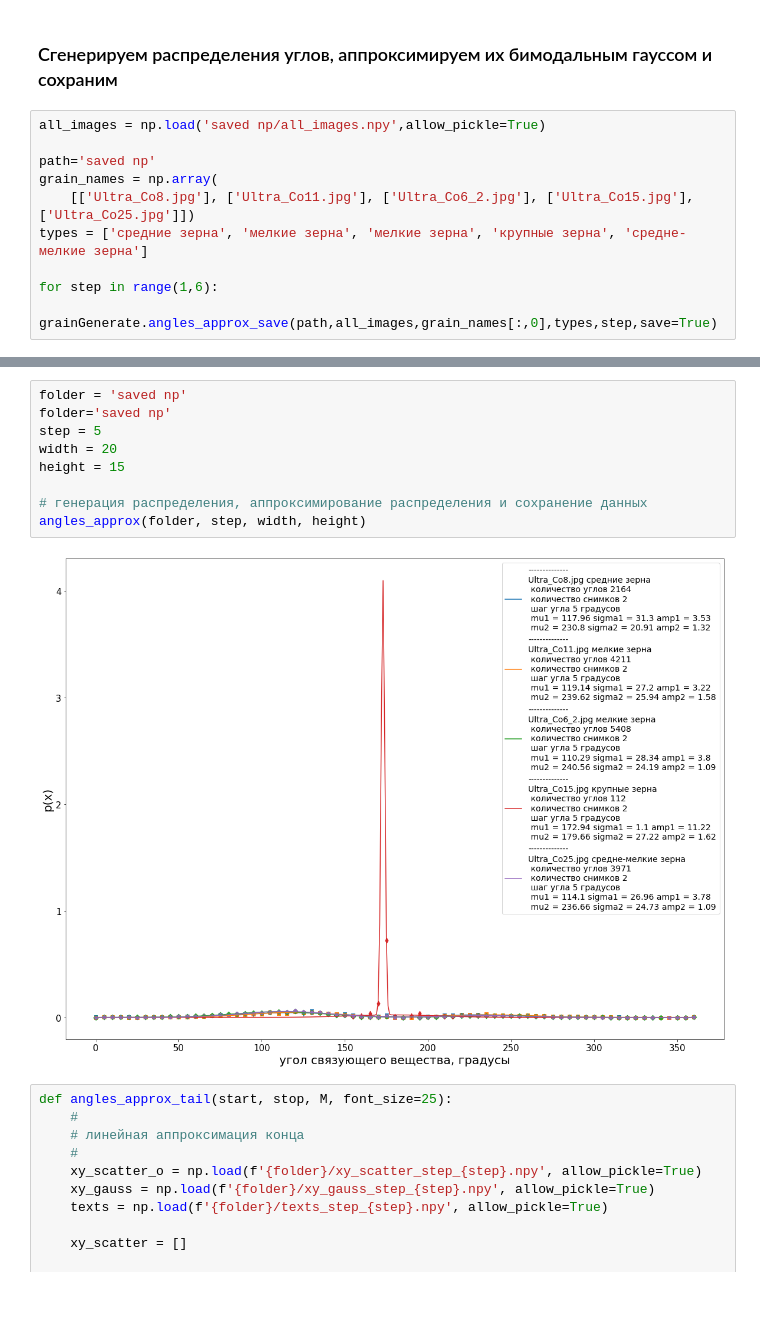
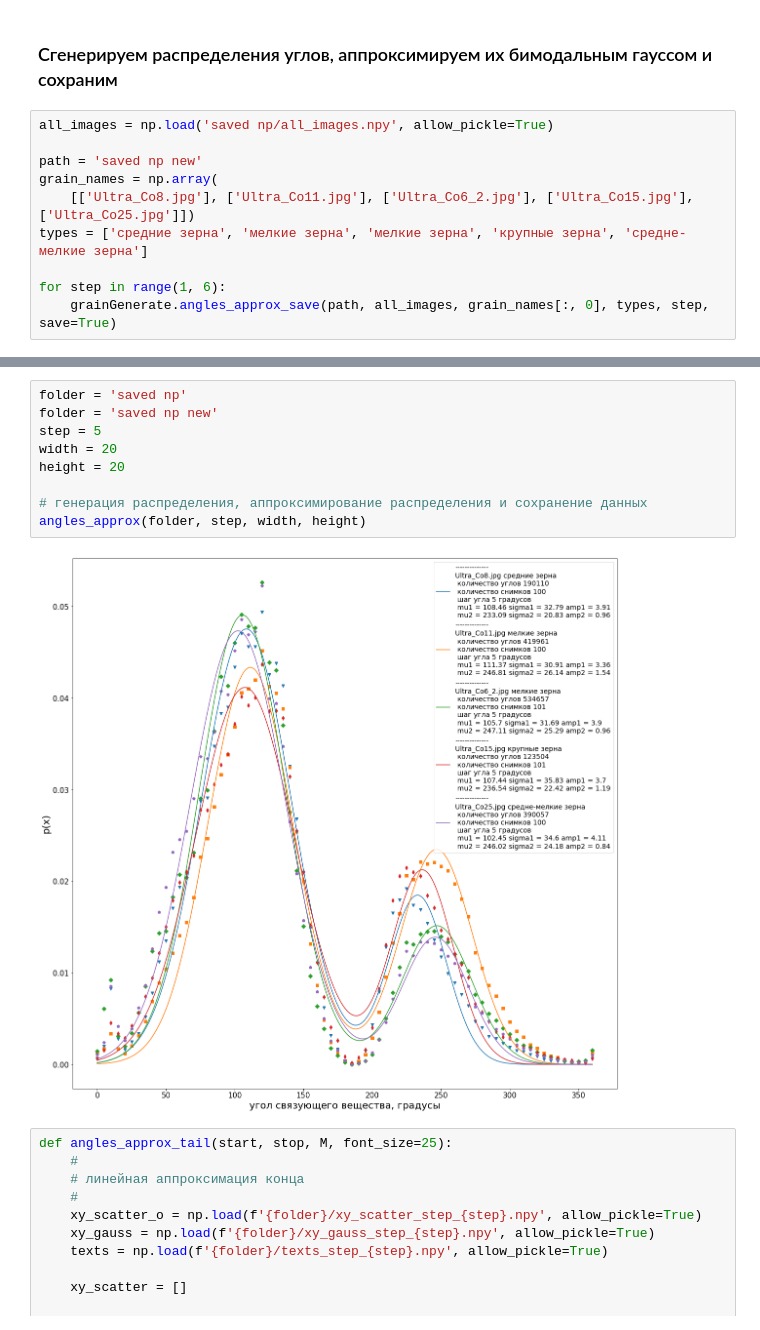
Before and after one commit to dkagramanyan/WC-Co_computer_vision, a Jupyter notebook: 03 - angles_beams.ipynb, the cells around one changed output, grey strips where cells are left out. Saved outputs shown, nothing was run; the diff lists cells and outputs as text; blank space fills up the shorter version.

Commit message:
model pipeline, angles local fixes

```diff
--- a/03 - angles_beams.ipynb
+++ b/03 - angles_beams.ipynb
@@ -67,15 +67,15 @@ all_images=grainPreprocess.read_preprocess_data('data',images_num_per_class=150,
 # %% [markdown]
 ### Сгенерируем распределения углов, аппроксимируем их бимодальным гауссом и сохраним
 # %%
-all_images = np.load('saved np/all_images.npy',allow_pickle=True)
+all_images = np.load('saved np/all_images.npy', allow_pickle=True)
 
-path='saved np'
+path = 'saved np new'
 grain_names = np.array(
     [['Ultra_Co8.jpg'], ['Ultra_Co11.jpg'], ['Ultra_Co6_2.jpg'], ['Ultra_Co15.jpg'], ['Ultra_Co25.jpg']])
 types = ['средние зерна', 'мелкие зерна', 'мелкие зерна', 'крупные зерна', 'средне-мелкие зерна']
 
-for step in range(1,6):
-     grainGenerate.angles_approx_save(path,all_images,grain_names[:,0],types,step,save=True)
+for step in range(1, 6):
+    grainGenerate.angles_approx_save(path, all_images, grain_names[:, 0], types, step, save=True)
 # %%
 def angles_approx(folder, step, width, height, font_size=20):
     #
@@ -107,15 +107,15 @@ def angles_approx(folder, step, width, height, font_size=20):
     plt.show()
 # %%
 folder = 'saved np'
-folder='saved np'
+folder = 'saved np new'
 step = 5
 width = 20
-height = 15
+height = 20
 
 # генерация распределения, аппроксимирование распределения и сохранение данных
 angles_approx(folder, step, width, height)
 # %% [output]
-[figure, old version]
+[figure, new version]
 # %%
 def angles_approx_tail(start, stop, M, font_size=25):
     #
```
Also changed, not shown: parts of 16 cells of this notebook, 3 other files.
